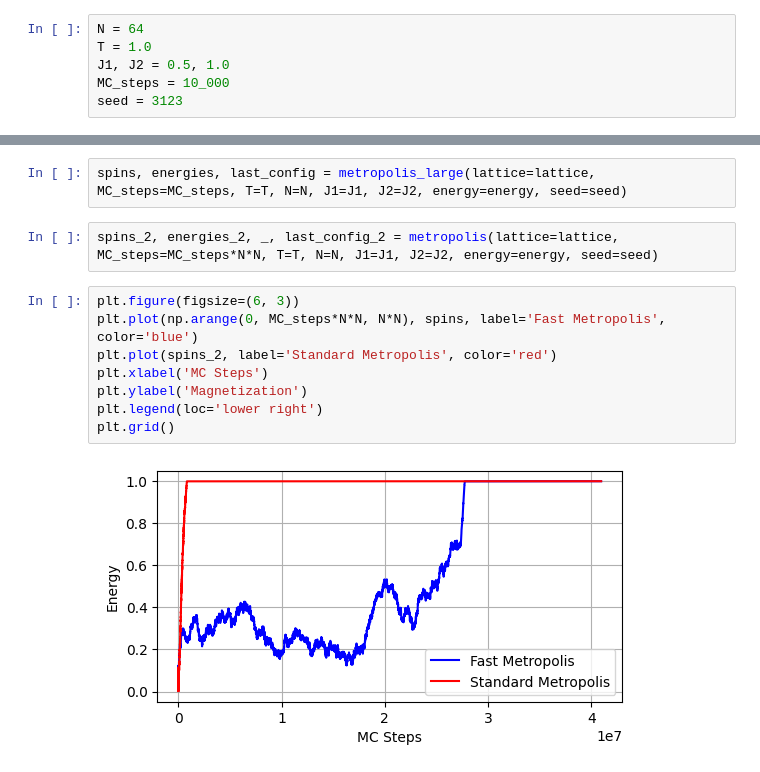
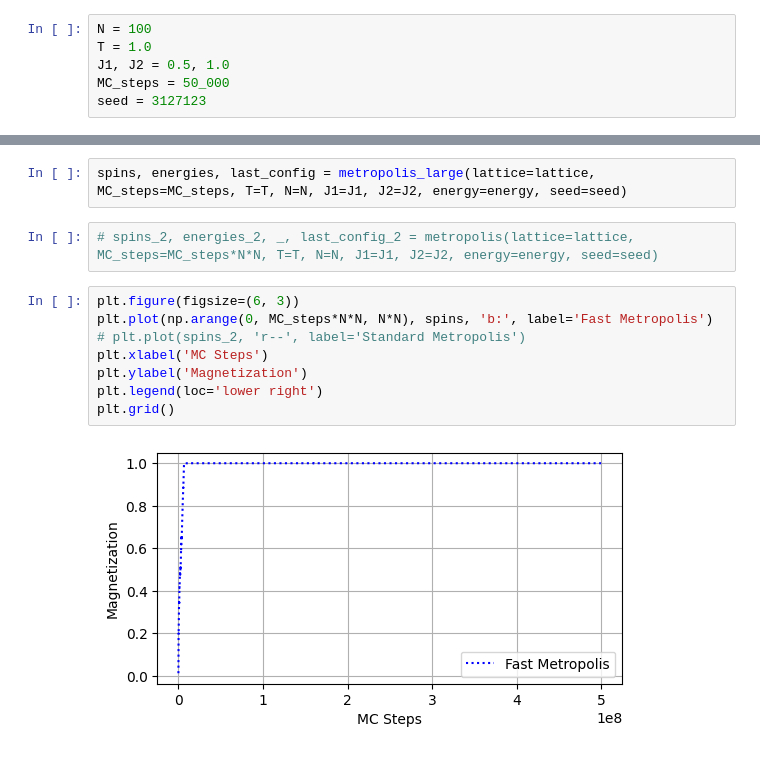
Before and after one commit to MrIsCM/Ising-Model, a Jupyter notebook: speed_tests.ipynb, the cells around one changed output, grey strips where cells are left out. Cells and saved outputs as stored; diff of their text form.

```diff
--- a/speed_tests.ipynb
+++ b/speed_tests.ipynb
@@ -3,11 +3,11 @@ import timeit
 from Ising_Model_Fast import *
 import numpy as np
 # %%
-N = 64
+N = 100
 T = 1.0
 J1, J2 = 0.5, 1.0
-MC_steps = 10_000
-seed = 3123
+MC_steps = 50_000
+seed = 3127123
 # %%
 np.random.seed(seed)
 p = 0.5
@@ -16,14 +16,14 @@ energy = get_energy(lattice, N, J1, J2)
 # %%
 spins, energies, last_config = metropolis_large(lattice=lattice, MC_steps=MC_steps, T=T, N=N, J1=J1, J2=J2, energy=energy, seed=seed)
 # %%
-spins_2, energies_2, _, last_config_2 = metropolis(lattice=lattice, MC_steps=MC_steps*N*N, T=T, N=N, J1=J1, J2=J2, energy=energy, seed=seed)
+# spins_2, energies_2, _, last_config_2 = metropolis(lattice=lattice, MC_steps=MC_steps*N*N, T=T, N=N, J1=J1, J2=J2, energy=energy, seed=seed)
 # %%
 plt.figure(figsize=(6, 3))
-plt.plot(np.arange(0, MC_steps*N*N, N*N), spins, label='Fast Metropolis', color='blue')
-plt.plot(spins_2, label='Standard Metropolis', color='red')
+plt.plot(np.arange(0, MC_steps*N*N, N*N), spins, 'b:', label='Fast Metropolis')
+# plt.plot(spins_2, 'r--', label='Standard Metropolis')
 plt.xlabel('MC Steps')
 plt.ylabel('Magnetization')
 plt.legend(loc='lower right')
 plt.grid()
 # %% [output]
-[figure, old version]
+[figure, new version]
```
Also changed, not shown: parts of 4 cells of this notebook, 1 other file.
